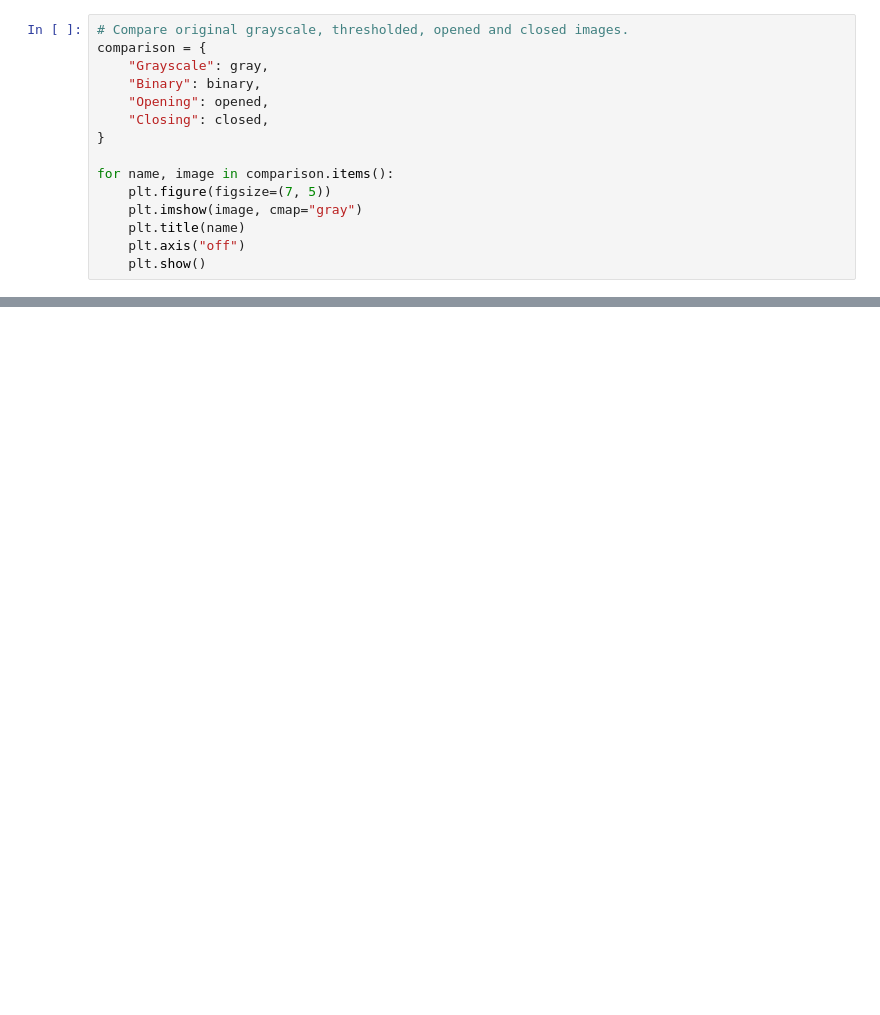
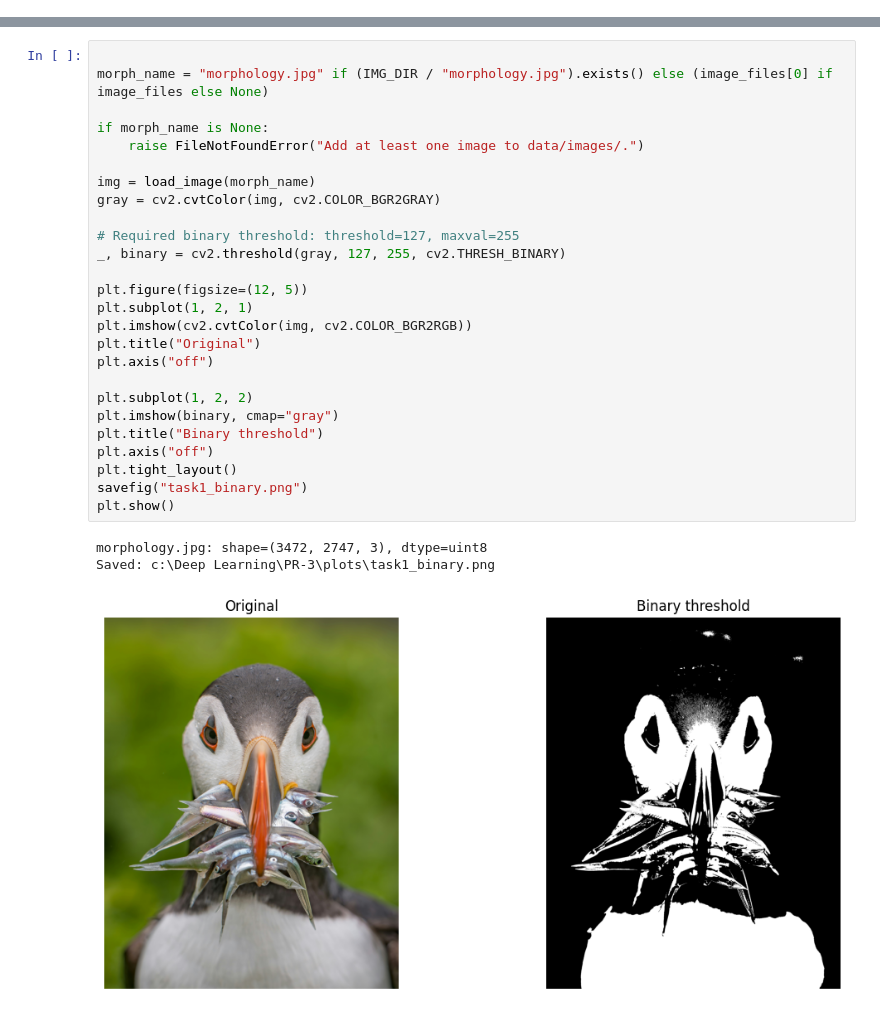
Before and after one commit to dishalukhi123/CV_PR3-Deep_learning, a Jupyter notebook: CV_PR3.ipynb, the cells around one changed output, grey strips where cells are left out. Drawn from its saved outputs; the diff is of its cells as text; blank space fills up the shorter version.

```diff
--- a/CV_PR3.ipynb
+++ b/CV_PR3.ipynb
@@ -492,15 +0,0 @@ plt.show()
-# %%
-# Compare original grayscale, thresholded, opened and closed images.
-comparison = {
-    "Grayscale": gray,
-    "Binary": binary,
-    "Opening": opened,
-    "Closing": closed,
-}
-
-for name, image in comparison.items():
-    plt.figure(figsize=(7, 5))
-    plt.imshow(image, cmap="gray")
-    plt.title(name)
-    plt.axis("off")
-    plt.show()
@@ -589,0 +113,30 @@ print(
+# %%
+
+morph_name = "morphology.jpg" if (IMG_DIR / "morphology.jpg").exists() else (image_files[0] if image_files else None)
+
+if morph_name is None:
+    raise FileNotFoundError("Add at least one image to data/images/.")
+
+img = load_image(morph_name)
+gray = cv2.cvtColor(img, cv2.COLOR_BGR2GRAY)
+
+# Required binary threshold: threshold=127, maxval=255
+_, binary = cv2.threshold(gray, 127, 255, cv2.THRESH_BINARY)
+
+plt.figure(figsize=(12, 5))
+plt.subplot(1, 2, 1)
+plt.imshow(cv2.cvtColor(img, cv2.COLOR_BGR2RGB))
+plt.title("Original")
+plt.axis("off")
+
+plt.subplot(1, 2, 2)
+plt.imshow(binary, cmap="gray")
+plt.title("Binary threshold")
+plt.axis("off")
+plt.tight_layout()
+savefig("task1_binary.png")
+plt.show()
+# %% [output]
+morphology.jpg: shape=(3472, 2747, 3), dtype=uint8
+Saved: c:\Deep Learning\PR-3\plots\task1_binary.png
+[figure, added]
```
Also changed, not shown: parts of 96 cells of this notebook, 26 other files.
